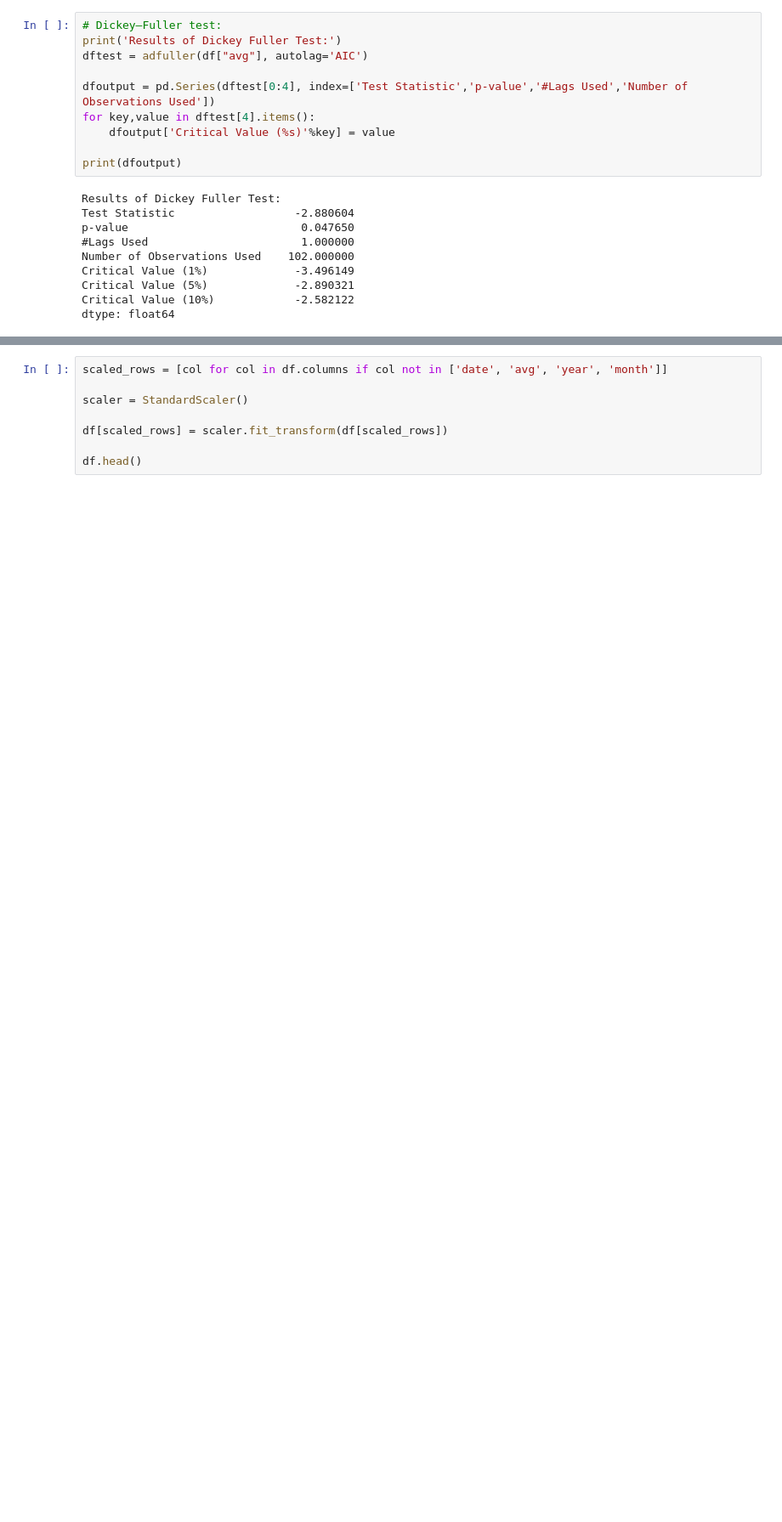
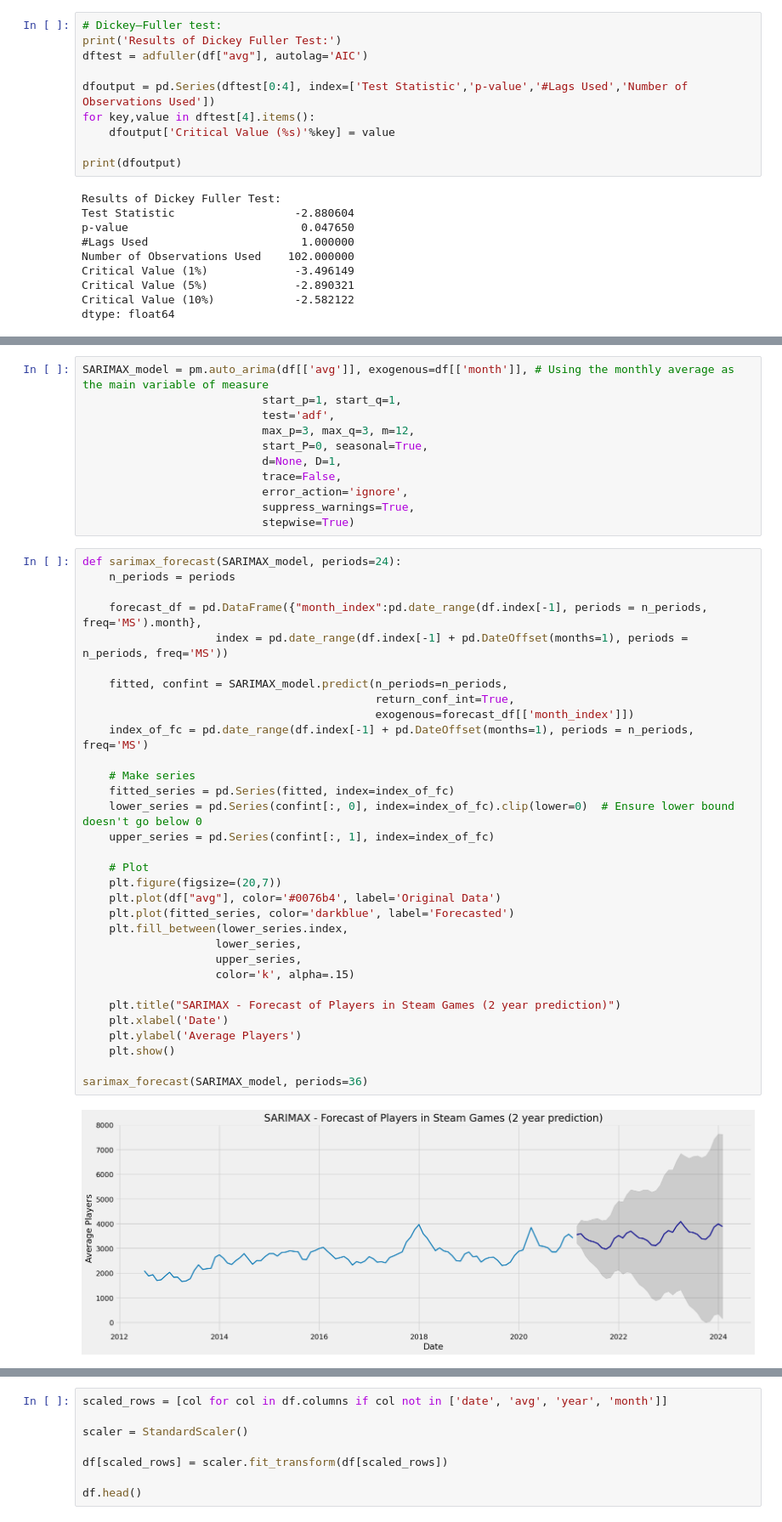
Before and after one commit to adenletchworth/Player-Trend-Predictions, a Jupyter notebook: predicting-player-counts.ipynb, the cells around one changed output, grey strips where cells are left out. Shown at 85% size. Cells and saved outputs as stored; diff of their text form; blank space fills up the shorter version.

```diff
--- a/predicting-player-counts.ipynb
+++ b/predicting-player-counts.ipynb
@@ -347,0 +352,45 @@ SARIMA_model = pm.auto_arima(df["avg"], start_p=1, start_q=1,
+# %%
+SARIMAX_model = pm.auto_arima(df[['avg']], exogenous=df[['month']], # Using the monthly average as the main variable of measure
+                           start_p=1, start_q=1,
+                           test='adf',
+                           max_p=3, max_q=3, m=12,
+                           start_P=0, seasonal=True,
+                           d=None, D=1,
+                           trace=False,
+                           error_action='ignore',
+                           suppress_warnings=True,
+                           stepwise=True)
+# %%
+def sarimax_forecast(SARIMAX_model, periods=24):
+    n_periods = periods
+
+    forecast_df = pd.DataFrame({"month_index":pd.date_range(df.index[-1], periods = n_periods, freq='MS').month},
+                    index = pd.date_range(df.index[-1] + pd.DateOffset(months=1), periods = n_periods, freq='MS'))
+
+    fitted, confint = SARIMAX_model.predict(n_periods=n_periods,
+                                            return_conf_int=True,
+                                            exogenous=forecast_df[['month_index']])
+    index_of_fc = pd.date_range(df.index[-1] + pd.DateOffset(months=1), periods = n_periods, freq='MS')
+
+    # Make series
+    fitted_series = pd.Series(fitted, index=index_of_fc)
+    lower_series = pd.Series(confint[:, 0], index=index_of_fc).clip(lower=0)  # Ensure lower bound doesn't go below 0
+    upper_series = pd.Series(confint[:, 1], index=index_of_fc)
+
+    # Plot
+    plt.figure(figsize=(20,7))
+    plt.plot(df["avg"], color='#0076b4', label='Original Data')
+    plt.plot(fitted_series, color='darkblue', label='Forecasted')
+    plt.fill_between(lower_series.index,
+                    lower_series,
+                    upper_series,
+                    color='k', alpha=.15)
+
+    plt.title("SARIMAX - Forecast of Players in Steam Games (2 year prediction)")
+    plt.xlabel('Date')
+    plt.ylabel('Average Players')
+    plt.show()
+
+sarimax_forecast(SARIMAX_model, periods=36)
+# %% [output]
+[figure, added]
```
Also changed, not shown: parts of 9 cells of this notebook.
